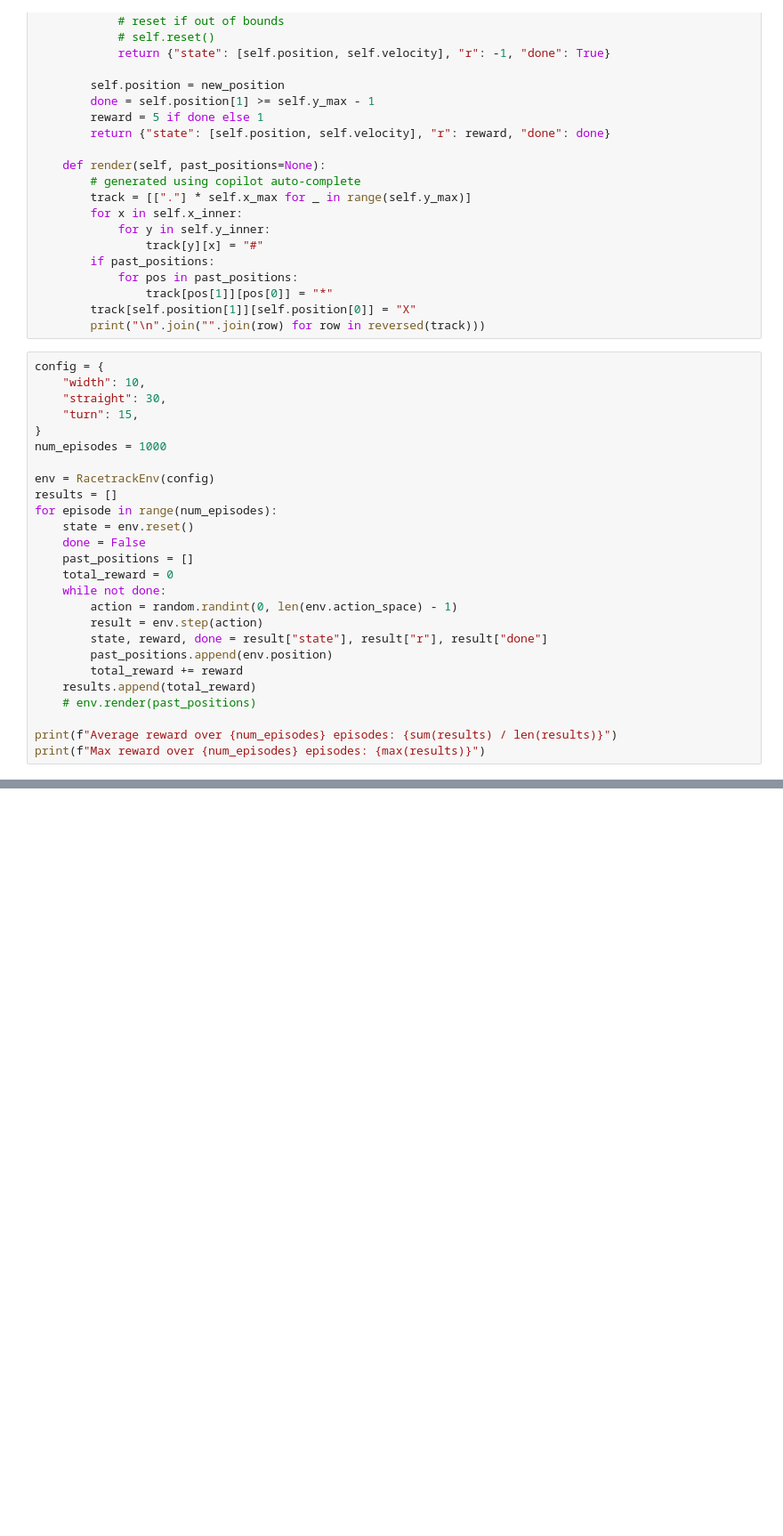
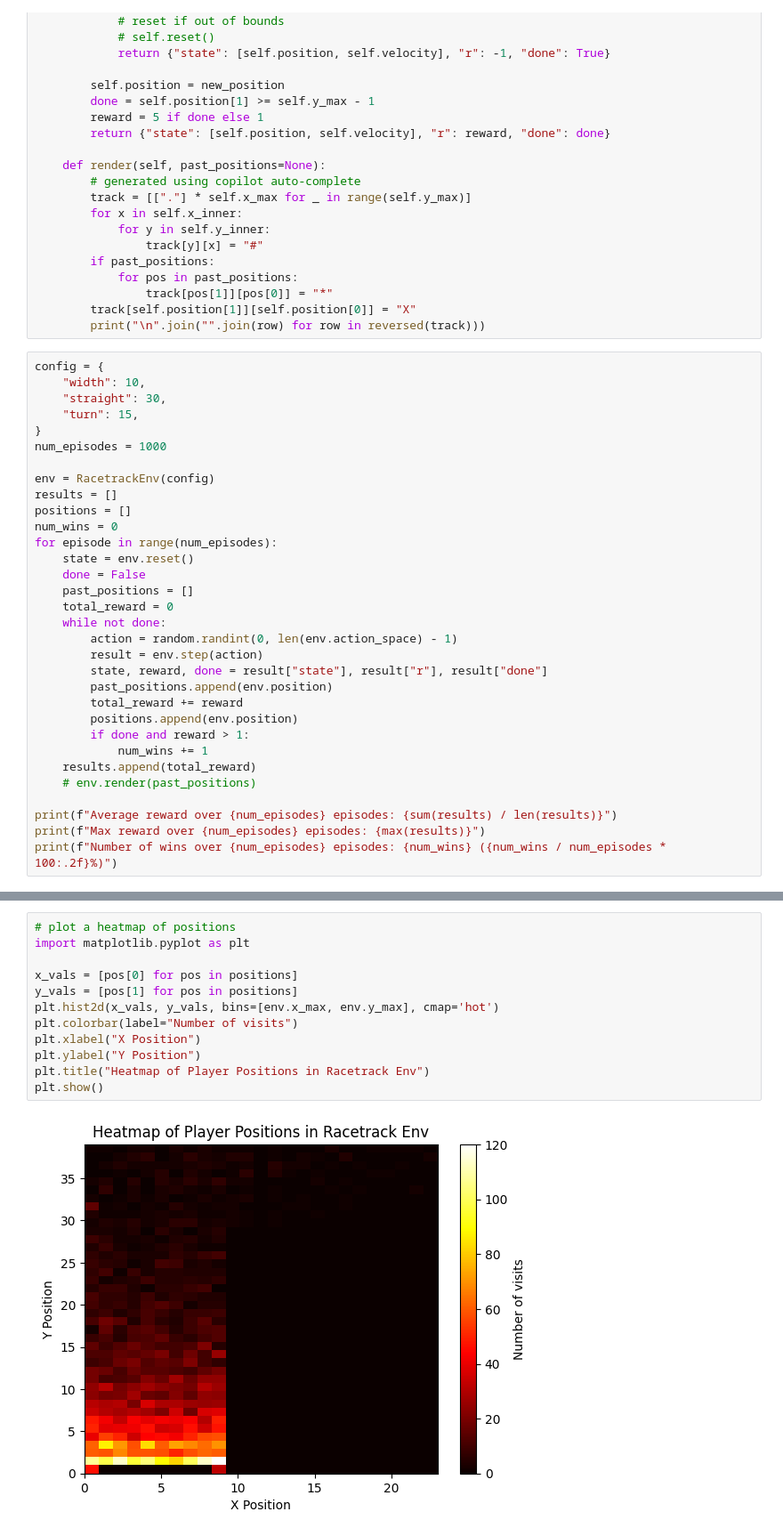
Before and after one commit to jeffTheLandShark/CSC5661, a Jupyter notebook: labs/lab02-environment/Custom_Environments.ipynb, the cells around one changed output, grey strips where cells are left out. Shown at 89% size. Cells and saved outputs as stored; diff of their text form; blank space fills up the shorter version.

```diff
--- a/labs/lab02-environment/Custom_Environments.ipynb
+++ b/labs/lab02-environment/Custom_Environments.ipynb
@@ -117,6 +80,8 @@ num_episodes = 1000
 
 env = RacetrackEnv(config)
 results = []
+positions = []
+num_wins = 0
 for episode in range(num_episodes):
     state = env.reset()
     done = False
@@ -128,9 +93,13 @@ for episode in range(num_episodes):
         state, reward, done = result["state"], result["r"], result["done"]
         past_positions.append(env.position)
         total_reward += reward
+        positions.append(env.position)
+        if done and reward > 1:
+            num_wins += 1
     results.append(total_reward)
     # env.render(past_positions)
 
 print(f"Average reward over {num_episodes} episodes: {sum(results) / len(results)}")
 print(f"Max reward over {num_episodes} episodes: {max(results)}")
+print(f"Number of wins over {num_episodes} episodes: {num_wins} ({num_wins / num_episodes * 100:.2f}%)")
 # %% [output]
@@ -139,2 +109,16 @@ Max reward over 1000 episodes: 27
+# %%
+# plot a heatmap of positions
+import matplotlib.pyplot as plt
+
+x_vals = [pos[0] for pos in positions]
+y_vals = [pos[1] for pos in positions]
+plt.hist2d(x_vals, y_vals, bins=[env.x_max, env.y_max], cmap='hot')
+plt.colorbar(label="Number of visits")
+plt.xlabel("X Position")
+plt.ylabel("Y Position")
+plt.title("Heatmap of Player Positions in Racetrack Env")
+plt.show()
+# %% [output]
+[figure, added]
 # %% [markdown]
 ## Environment 2 – a chase.
```
Also changed, not shown: parts of 5 cells of this notebook.
